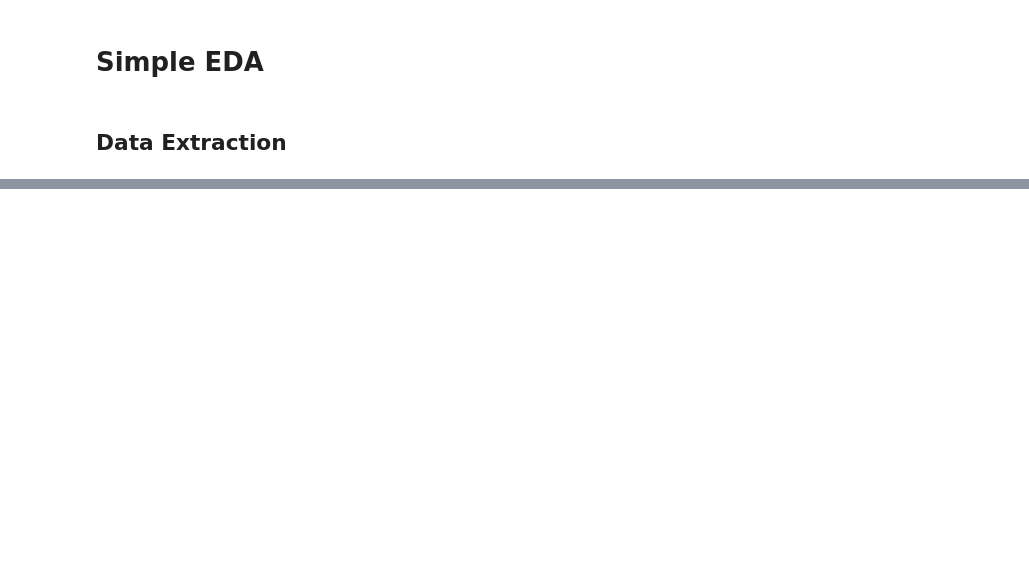
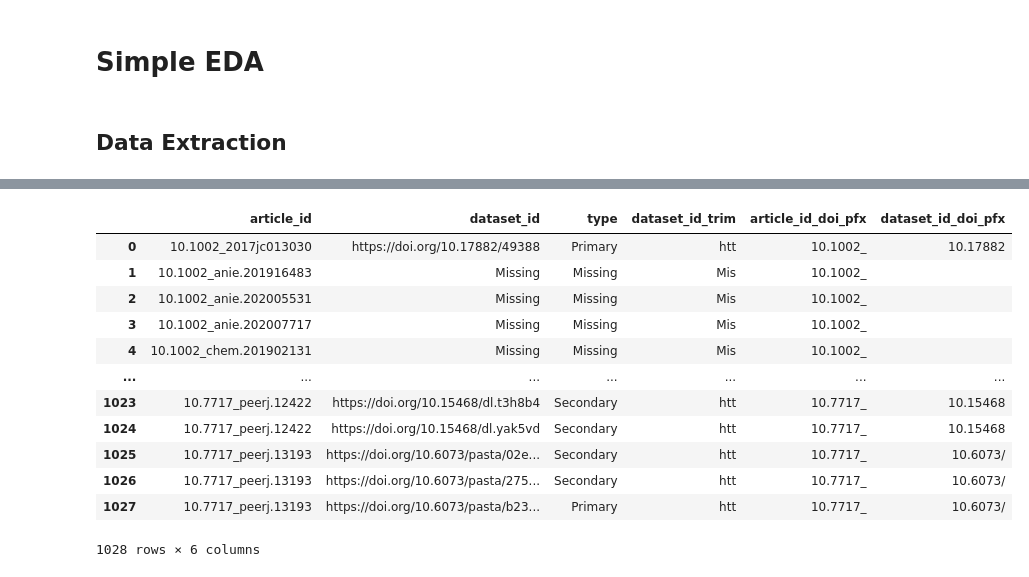
Before and after one commit to JimGile/make-data-count-classifier, a Jupyter notebook: mdc-eda.ipynb, the cells around one changed output, grey strips where cells are left out. Cells and saved outputs as stored; diff of their text form; code cells hidden in the pictures; blank space fills up the shorter version.

```diff
--- a/mdc-eda.ipynb
+++ b/mdc-eda.ipynb
@@ -209,0 +292,16 @@ def get_sentences_from_text(text: str, nlp=NLP_SPACY) -> str:
+# %%
+train_labels_df
+# %% [output]
+|  | article_id | dataset_id | type | dataset_id_trim | article_id_doi_pfx | dataset_id_doi_pfx |
+| 0 | 10.1002_2017jc013030 | https://doi.org/10.17882/49388 | Primary | htt | 10.1002_ | 10.17882 |
+| 1 | 10.1002_anie.201916483 | Missing | Missing | Mis | 10.1002_ |  |
+| 2 | 10.1002_anie.202005531 | Missing | Missing | Mis | 10.1002_ |  |
+| 3 | 10.1002_anie.202007717 | Missing | Missing | Mis | 10.1002_ |  |
+| 4 | 10.1002_chem.201902131 | Missing | Missing | Mis | 10.1002_ |  |
+| ... | ... | ... | ... | ... | ... | ... |
+| 1023 | 10.7717_peerj.12422 | https://doi.org/10.15468/dl.t3h8b4 | Secondary | htt | 10.7717_ | 10.15468 |
+| 1024 | 10.7717_peerj.12422 | https://doi.org/10.15468/dl.yak5vd | Secondary | htt | 10.7717_ | 10.15468 |
+| 1025 | 10.7717_peerj.13193 | https://doi.org/10.6073/pasta/02e... | Secondary | htt | 10.7717_ | 10.6073/ |
+| 1026 | 10.7717_peerj.13193 | https://doi.org/10.6073/pasta/275... | Secondary | htt | 10.7717_ | 10.6073/ |
+| 1027 | 10.7717_peerj.13193 | https://doi.org/10.6073/pasta/b23... | Primary | htt | 10.7717_ | 10.6073/ |
+1028 rows × 6 columns
```
Also changed, not shown: parts of 1 cell of this notebook, 5 other files.
